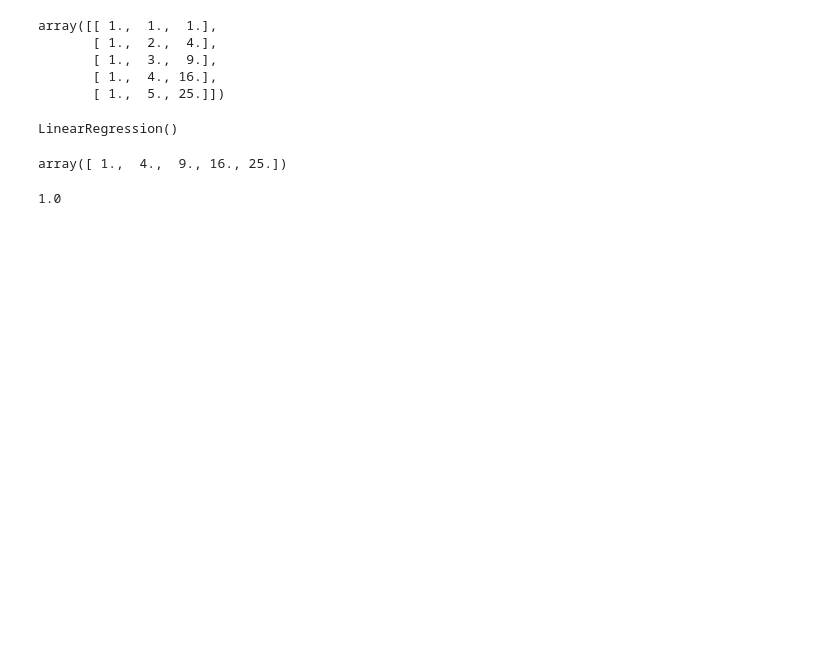
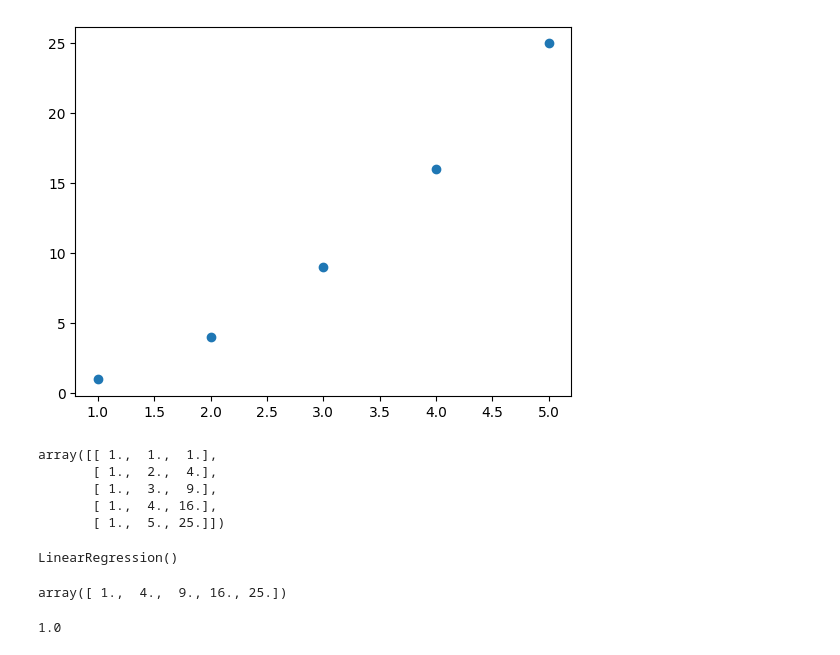
Before and after one commit to mithileshyadav/ML_8_30_am, a Jupyter notebook: 10_polynomial_regression.ipynb, the cells around one changed output. Drawn from its saved outputs; the diff is of its cells as text; code cells hidden in the pictures; blank space fills up the shorter version.

```diff
--- a/10_polynomial_regression.ipynb
+++ b/10_polynomial_regression.ipynb
@@ -6,6 +7,12 @@ from sklearn.preprocessing import PolynomialFeatures
 # create the demo data....
 X = np.array([1,2,3,4,5]).reshape(-1, 1)
 y = np.array([1,4,9,16,25])
+# %%
+# data visaulization
+plt.scatter(X,y)
+plt.show()
+# %% [output]
+[figure, added]
 # %%
 # Create polynomial feature
 poly = PolynomialFeatures( degree= 2)
```
Also changed, not shown: parts of 1 cell of this notebook, 1 other file.
